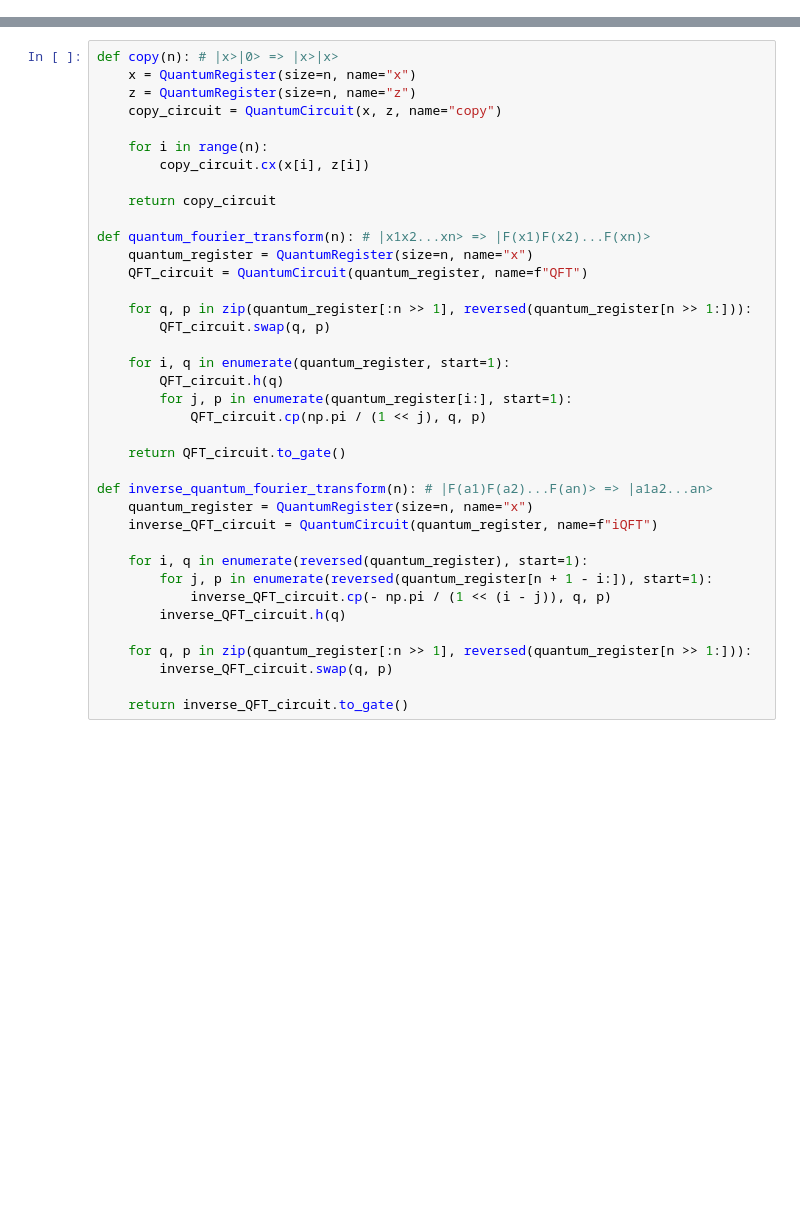
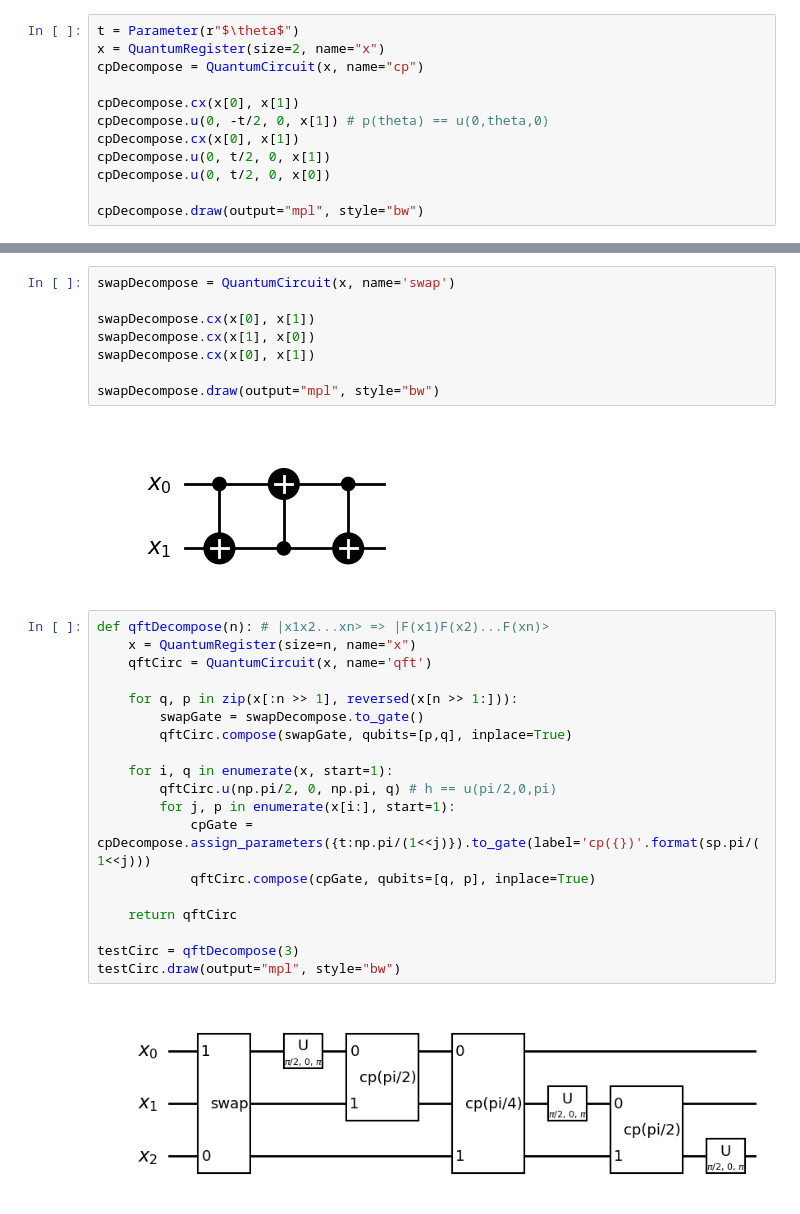
Before and after one commit to tzhu67/Draper-Quantum-Calculator, a Jupyter notebook: DraperQFTAdder_OutPlace.ipynb, the cells around one changed output, grey strips where cells are left out. Drawn from its saved outputs; the diff is of its cells as text; blank space fills up the shorter version.

```diff
--- a/DraperQFTAdder_OutPlace.ipynb
+++ b/DraperQFTAdder_OutPlace.ipynb
@@ -3,0 +19,12 @@ import numpy as np
+# %%
+t = Parameter(r"$\theta$")
+x = QuantumRegister(size=2, name="x")
+cpDecompose = QuantumCircuit(x, name="cp")
+
+cpDecompose.cx(x[0], x[1])
+cpDecompose.u(0, -t/2, 0, x[1]) # p(theta) == u(0,theta,0)
+cpDecompose.cx(x[0], x[1])
+cpDecompose.u(0, t/2, 0, x[1])
+cpDecompose.u(0, t/2, 0, x[0])
+
+cpDecompose.draw(output="mpl", style="bw")
@@ -4,38 +33,31 @@ import numpy as np
+# %%
+swapDecompose = QuantumCircuit(x, name='swap')
+
+swapDecompose.cx(x[0], x[1])
+swapDecompose.cx(x[1], x[0])
+swapDecompose.cx(x[0], x[1])
+
+swapDecompose.draw(output="mpl", style="bw")
+# %% [output]
+[figure, added]
 # %%
-def copy(n): # |x>|0> => |x>|x>
+def qftDecompose(n): # |x1x2...xn> => |F(x1)F(x2)...F(xn)>
     x = QuantumRegister(size=n, name="x")
-    z = QuantumRegister(size=n, name="z")
-    copy_circuit = QuantumCircuit(x, z, name="copy")
+    qftCirc = QuantumCircuit(x, name='qft')
 
-    for i in range(n):
-        copy_circuit.cx(x[i], z[i])
+    for q, p in zip(x[:n >> 1], reversed(x[n >> 1:])):
+        swapGate = swapDecompose.to_gate()
+        qftCirc.compose(swapGate, qubits=[p,q], inplace=True)
 
-    return copy_circuit
+    for i, q in enumerate(x, start=1):
+        qftCirc.u(np.pi/2, 0, np.pi, q) # h == u(pi/2,0,pi)
+        for j, p in enumerate(x[i:], start=1):
+            cpGate = cpDecompose.assign_parameters({t:np.pi/(1<<j)}).to_gate(label='cp({})'.format(sp.pi/(1<<j)))
+            qftCirc.compose(cpGate, qubits=[q, p], inplace=True)
 
-def quantum_fourier_transform(n): # |x1x2...xn> => |F(x1)F(x2)...F(xn)>
-    quantum_register = QuantumRegister(size=n, name="x")
-    QFT_circuit = QuantumCircuit(quantum_register, name=f"QFT")
+    return qftCirc
 
-    for q, p in zip(quantum_register[:n >> 1], reversed(quantum_register[n >> 1:])):
-        QFT_circuit.swap(q, p)
-
-    for i, q in enumerate(quantum_register, start=1):
-        QFT_circuit.h(q)
-        for j, p in enumerate(quantum_register[i:], start=1):
-            QFT_circuit.cp(np.pi / (1 << j), q, p)
-
-    return QFT_circuit.to_gate()
-
-def inverse_quantum_fourier_transform(n): # |F(a1)F(a2)...F(an)> => |a1a2...an>
-    quantum_register = QuantumRegister(size=n, name="x")
-    inverse_QFT_circuit = QuantumCircuit(quantum_register, name=f"iQFT")
-
-    for i, q in enumerate(reversed(quantum_register), start=1):
-        for j, p in enumerate(reversed(quantum_register[n + 1 - i:]), start=1):
-            inverse_QFT_circuit.cp(- np.pi / (1 << (i - j)), q, p)
-        inverse_QFT_circuit.h(q)
-
-    for q, p in zip(quantum_register[:n >> 1], reversed(quantum_register[n >> 1:])):
-        inverse_QFT_circuit.swap(q, p)
-
-    return inverse_QFT_circuit.to_gate()
+testCirc = qftDecompose(3)
+testCirc.draw(output="mpl", style="bw")
+# %% [output]
+[figure, added]
```
Also changed, not shown: parts of 5 cells of this notebook.
